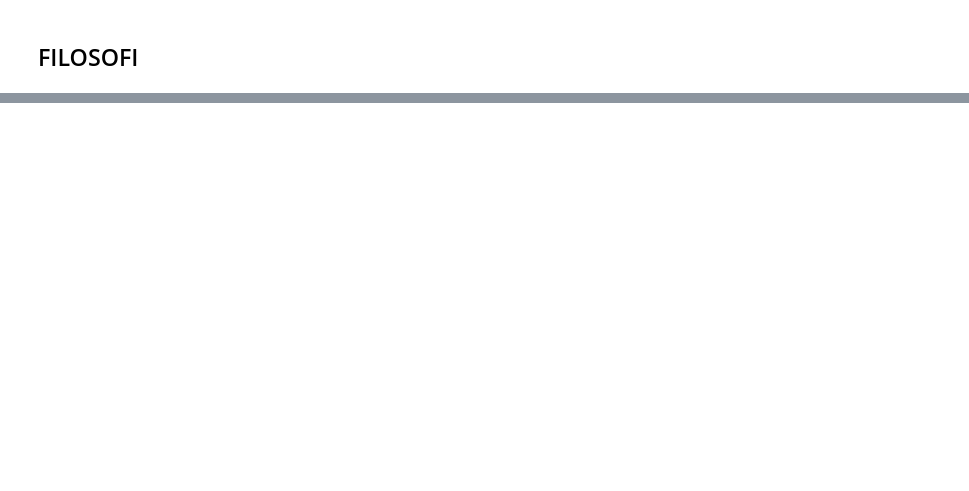
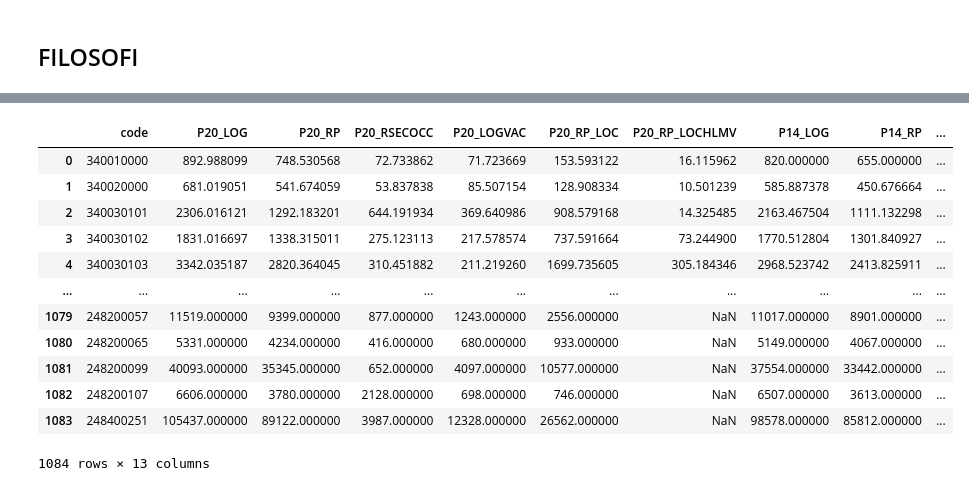
Before and after one commit to obs34/bnb, a Jupyter notebook: data.ipynb, the cells around one changed output, grey strips where cells are left out. Drawn from its saved outputs; the diff is of its cells as text; code cells hidden in the pictures; blank space fills up the shorter version.

```diff
--- a/data.ipynb
+++ b/data.ipynb
@@ -258,0 +317,57 @@ table = table.drop(columns=['CODGEO'])
+# %%
+chemin = os.path.join(PATH_DATA_G, G_LOGEMENT, 'base-ic-logement-2020 - Copie.xlsx')
+ic_logement_2020 = pd.read_excel(chemin, sheet_name=0)
+ic_logement_2020 = ic_logement_2020[['IRIS', 'P20_LOG', 'P20_RP', 'P20_RSECOCC', 'P20_LOGVAC', 'P20_RP_LOC', 'P20_RP_LOCHLMV']]
+
+chemin = os.path.join(PATH_DATA_G, G_LOGEMENT, 'base-ic-logement-2014 - Copie.xls')
+ic_logement_2014 = pd.read_excel(chemin, sheet_name=0)
+ic_logement_2014 = ic_logement_2014[['IRIS', 'P14_LOG', 'P14_RP', 'P14_RSECOCC', 'P14_LOGVAC', 'P14_RP_LOC', 'P14_RP_LOCHLMV']]
+
+ic_insee = pd.merge(ic_logement_2020, ic_logement_2014, on=['IRIS'])
+ic_insee.rename(columns={"IRIS": "code"}, inplace=True)
+# %%
+chemin = os.path.join(PATH_DATA_G, G_LOGEMENT, "base-cc-logement - Copie.xlsx")
+
+cc_logement_2020 = pd.read_excel(chemin, sheet_name=0)
+cc_logement_2020 = cc_logement_2020[['CODGEO', 'P20_LOG', 'P20_RP', 'P20_RSECOCC', 'P20_LOGVAC', 'P20_RP_LOC', 'P20_RP_LOCHLMV']]
+
+cc_logement_2014 = pd.read_excel(chemin, sheet_name=1)
+cc_logement_2014 = cc_logement_2014[['CODGEO', 'P14_LOG', 'P14_RP', 'P14_RSECOCC', 'P14_LOGVAC', 'P14_RP_LOC', 'P14_RP_LOCHLMV']]
+
+cc_insee = pd.merge(cc_logement_2020, cc_logement_2014, on="CODGEO")
+cc_insee.rename(columns={'CODGEO': 'code'}, inplace=True)
+# %%
+chemin = os.path.join(PATH_DATA_G, G_LOGEMENT, "epci_log_plus_2020.xlsx")
+ep_logement_2020 = pd.read_excel(chemin)
+chemin = os.path.join(PATH_DATA_G, G_LOGEMENT, "epci_log_plus_2014.xlsx")
+ep_logement_2014 = pd.read_excel(chemin)
+
+# Rename the columns
+ep_logement_2020.columns = ["INSEE", "P20_LOG", "P20_RP", "P20_RSECOCC", "P20_LOGVAC", "P20_RP_LOC"]
+ep_logement_2014.columns = ["INSEE", "nom", "P14_RP_LOC", "P14_RSECOCC", "P14_LOGVAC", "P14_LOG", "P14_RP"]
+
+# Select the desired columns
+ep_logement_2020 = ep_logement_2020[["INSEE", "P20_LOG", "P20_RP", "P20_RSECOCC", "P20_LOGVAC", "P20_RP_LOC"]]
+ep_logement_2014 = ep_logement_2014[["INSEE", "P14_LOG", "P14_RP", "P14_RSECOCC", "P14_LOGVAC", "P14_RP_LOC"]]
+
+# Merge the dataframes
+ep_insee = pd.merge(ep_logement_2020, ep_logement_2014, on="INSEE")
+ep_insee.rename(columns={"INSEE": "code"}, inplace=True)
+# table_epci = pd.merge(table_epci, ep_insee, left_on="code_epci", right_on="INSEE")
+# %%
+rp_logement = pd.concat([ic_insee, cc_insee, ep_insee], ignore_index=True)
+rp_logement
+# %% [output]
+|  | code | P20_LOG | P20_RP | P20_RSECOCC | P20_LOGVAC | P20_RP_LOC | P20_RP_LOCHLMV | P14_LOG | P14_RP | ... |
+| 0 | 340010000 | 892.988099 | 748.530568 | 72.733862 | 71.723669 | 153.593122 | 16.115962 | 820.000000 | 655.000000 | ... |
+| 1 | 340020000 | 681.019051 | 541.674059 | 53.837838 | 85.507154 | 128.908334 | 10.501239 | 585.887378 | 450.676664 | ... |
+| 2 | 340030101 | 2306.016121 | 1292.183201 | 644.191934 | 369.640986 | 908.579168 | 14.325485 | 2163.467504 | 1111.132298 | ... |
+| 3 | 340030102 | 1831.016697 | 1338.315011 | 275.123113 | 217.578574 | 737.591664 | 73.244900 | 1770.512804 | 1301.840927 | ... |
+| 4 | 340030103 | 3342.035187 | 2820.364045 | 310.451882 | 211.219260 | 1699.735605 | 305.184346 | 2968.523742 | 2413.825911 | ... |
+| ... | ... | ... | ... | ... | ... | ... | ... | ... | ... | ... |
+| 1079 | 248200057 | 11519.000000 | 9399.000000 | 877.000000 | 1243.000000 | 2556.000000 | NaN | 11017.000000 | 8901.000000 | ... |
+| 1080 | 248200065 | 5331.000000 | 4234.000000 | 416.000000 | 680.000000 | 933.000000 | NaN | 5149.000000 | 4067.000000 | ... |
+| 1081 | 248200099 | 40093.000000 | 35345.000000 | 652.000000 | 4097.000000 | 10577.000000 | NaN | 37554.000000 | 33442.000000 | ... |
+| 1082 | 248200107 | 6606.000000 | 3780.000000 | 2128.000000 | 698.000000 | 746.000000 | NaN | 6507.000000 | 3613.000000 | ... |
+| 1083 | 248400251 | 105437.000000 | 89122.000000 | 3987.000000 | 12328.000000 | 26562.000000 | NaN | 98578.000000 | 85812.000000 | ... |
+1084 rows × 13 columns
```
Also changed, not shown: parts of 26 cells of this notebook, 1 other file.
